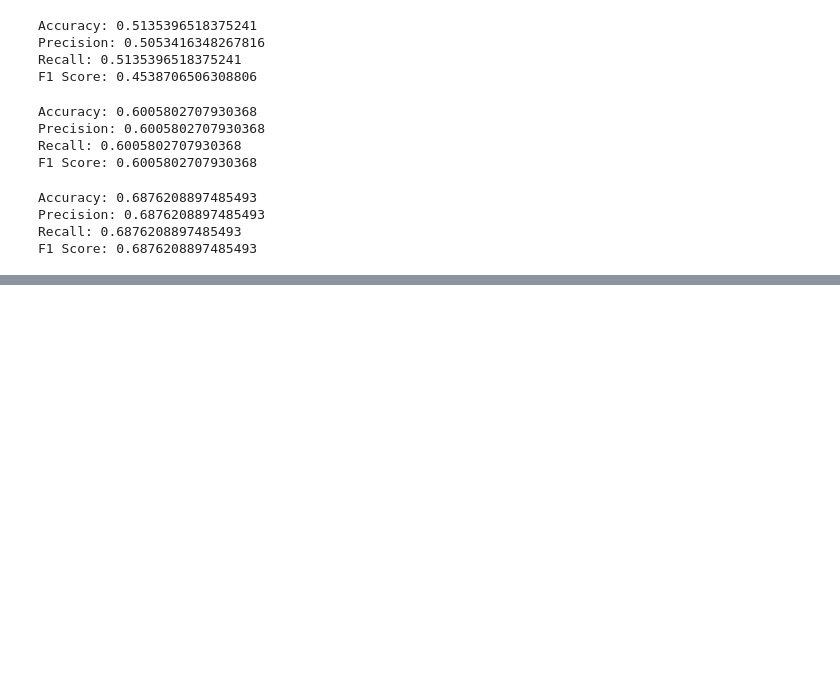
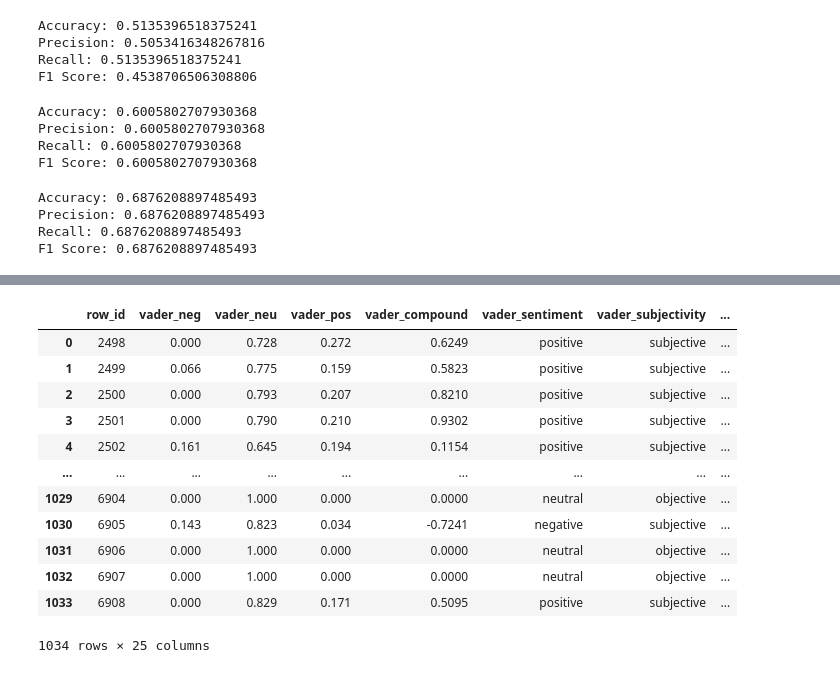
Before and after one commit to ao9000/SC4021-Project, a Jupyter notebook: classification.ipynb, the cells around one changed output, grey strips where cells are left out. Cells and saved outputs as stored; diff of their text form; code cells hidden in the pictures; blank space fills up the shorter version.

```diff
--- a/classification.ipynb
+++ b/classification.ipynb
@@ -774,0 +894,3 @@ combined_df.to_csv("majorityVoting.csv",index = False)
+# %%
+vader = pd.read_csv("VadersTextBlobCombinedData.csv")
+vader.head()
@@ -774,0 +905,18 @@ combined_df.to_csv("majorityVoting.csv",index = False)
+# %%
+merged_all = pd.merge(vader, annotation_df, on='text', how='inner')
+# %%
+merged_all
+# %% [output]
+|  | row_id | vader_neg | vader_neu | vader_pos | vader_compound | vader_sentiment | vader_subjectivity | ... |
+| 0 | 2498 | 0.000 | 0.728 | 0.272 | 0.6249 | positive | subjective | ... |
+| 1 | 2499 | 0.066 | 0.775 | 0.159 | 0.5823 | positive | subjective | ... |
+| 2 | 2500 | 0.000 | 0.793 | 0.207 | 0.8210 | positive | subjective | ... |
+| 3 | 2501 | 0.000 | 0.790 | 0.210 | 0.9302 | positive | subjective | ... |
+| 4 | 2502 | 0.161 | 0.645 | 0.194 | 0.1154 | positive | subjective | ... |
+| ... | ... | ... | ... | ... | ... | ... | ... | ... |
+| 1029 | 6904 | 0.000 | 1.000 | 0.000 | 0.0000 | neutral | objective | ... |
+| 1030 | 6905 | 0.143 | 0.823 | 0.034 | -0.7241 | negative | subjective | ... |
+| 1031 | 6906 | 0.000 | 1.000 | 0.000 | 0.0000 | neutral | objective | ... |
+| 1032 | 6907 | 0.000 | 1.000 | 0.000 | 0.0000 | neutral | objective | ... |
+| 1033 | 6908 | 0.000 | 0.829 | 0.171 | 0.5095 | positive | subjective | ... |
+1034 rows × 25 columns
```
Also changed, not shown: parts of 14 cells of this notebook, 2 other files.
